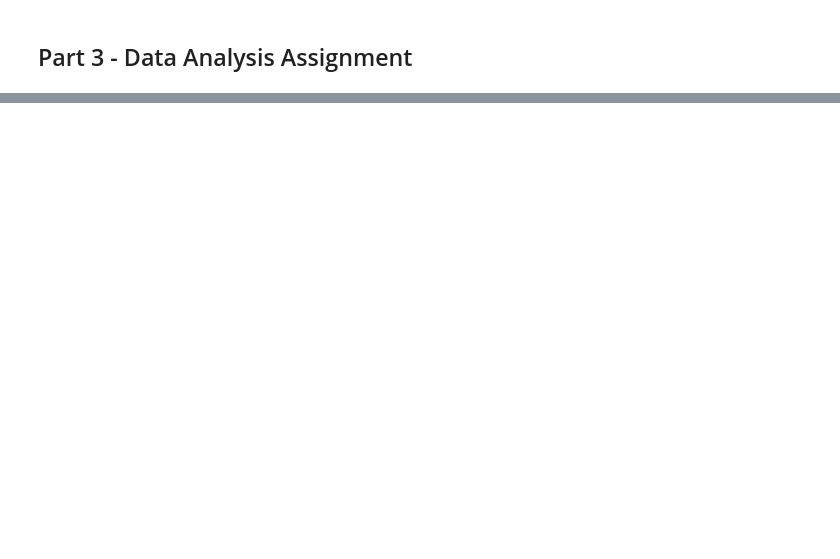
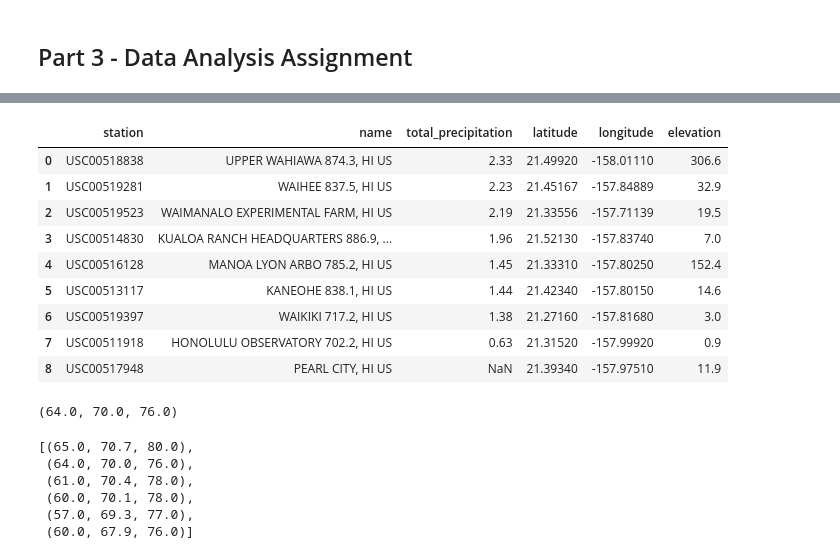
Before and after one commit to mmarange/sqlalchemy-challenge, a Jupyter notebook: 02-Case-Assignment/climate_starter.ipynb, the cells around one changed output, grey strips where cells are left out. Drawn from its saved outputs; the diff is of its cells as text; code cells hidden in the pictures; blank space fills up the shorter version.

```diff
--- a/02-Case-Assignment/climate_starter.ipynb
+++ b/02-Case-Assignment/climate_starter.ipynb
@@ -209,6 +291,42 @@ print(calc_temps('2012-02-28', '2012-03-05'))
 # %%
 # Calculate the total amount of rainfall per weather station for your trip dates using the previous year's matching dates.
 # Sort this in descending order by precipitation amount and list the station, name, latitude, longitude, and elevation
+start_date = '2011-02-28'
+end_date = '2011-03-05'
+query = f'''
+        SELECT
+            station,
+            name,
+            sum(prcp) as total_precipitation,
+            latitude,
+            longitude,
+            elevation
+
+        FROM
+            station
+        Inner Join measurement
+            using(station)
+        Where date Between
+                '{start_date}'
+            AND
+                '{end_date}'
+        Group By
+            station
+        Order by total_precipitation DESC
+        '''
+rainfall_btwn_dates = pd.read_sql(query, conn)
+rainfall_btwn_dates
+# %% [output]
+|  | station | name | total_precipitation | latitude | longitude | elevation |
+| 0 | USC00518838 | UPPER WAHIAWA 874.3, HI US | 2.33 | 21.49920 | -158.01110 | 306.6 |
+| 1 | USC00519281 | WAIHEE 837.5, HI US | 2.23 | 21.45167 | -157.84889 | 32.9 |
+| 2 | USC00519523 | WAIMANALO EXPERIMENTAL FARM, HI US | 2.19 | 21.33556 | -157.71139 | 19.5 |
+| 3 | USC00514830 | KUALOA RANCH HEADQUARTERS 886.9, ... | 1.96 | 21.52130 | -157.83740 | 7.0 |
+| 4 | USC00516128 | MANOA LYON ARBO 785.2, HI US | 1.45 | 21.33310 | -157.80250 | 152.4 |
+| 5 | USC00513117 | KANEOHE 838.1, HI US | 1.44 | 21.42340 | -157.80150 | 14.6 |
+| 6 | USC00519397 | WAIKIKI 717.2, HI US | 1.38 | 21.27160 | -157.81680 | 3.0 |
+| 7 | USC00511918 | HONOLULU OBSERVATORY 702.2, HI US | 0.63 | 21.31520 | -157.99920 | 0.9 |
+| 8 | USC00517948 | PEARL CITY, HI US | NaN | 21.39340 | -157.97510 | 11.9 |
 # %%
 # Create a query that will calculate the daily normals
 # (i.e. the averages for tmin, tmax, and tavg for all historic data matching a specific month and day)
@@ -223,12 +341,26 @@ def daily_normals(date):
         A DataFrame containing the daily normals, tmin, tavg, and tmax
 
     """
+    query = f'''
+           SELECT
+                 Min(tobs) as min_temp
+                ,round(Avg(tobs),1) as ave_temp
+                ,max(tobs) as max_temp
+            FROM
+                station
+            Inner Join measurement
+                using(station)
+            where strftime("%m-%d", date) = '{date}'
+       '''
 
+    daily_normals = pd.read_sql(query, conn)
     # your code here
 
-    return # your code here
+    return tuple(daily_normals.values[0])
 
 daily_normals("01-01")
+# %% [output]
+(64.0, 70.0, 76.0)
 # %%
 # calculate the daily normals for your trip
 # push each tuple of calculations into a list called `normals`
@@ -240,5 +372,22 @@ daily_normals("01-01")
 # Stip off the year and save a list of %m-%d strings
 
 # Loop through the list of %m-%d strings and calculate the normals for each date
+
+normals = []
+
+trip_days = pd.date_range(start=start_date, end=end_date).strftime('%m-%d')
+
+for x in trip_days :
+    normals.append(daily_normals(x))
+
+
+normals
+# %% [output]
+[(65.0, 70.7, 80.0),
+ (64.0, 70.0, 76.0),
+ (61.0, 70.4, 78.0),
+ (60.0, 70.1, 78.0),
+ (57.0, 69.3, 77.0),
+ (60.0, 67.9, 76.0)]
 # %%
 # Load the previous query results into a Pandas DataFrame and add the `trip_dates` range as the `date` index
```
Also changed, not shown: parts of 8 cells of this notebook, 1 other file.
